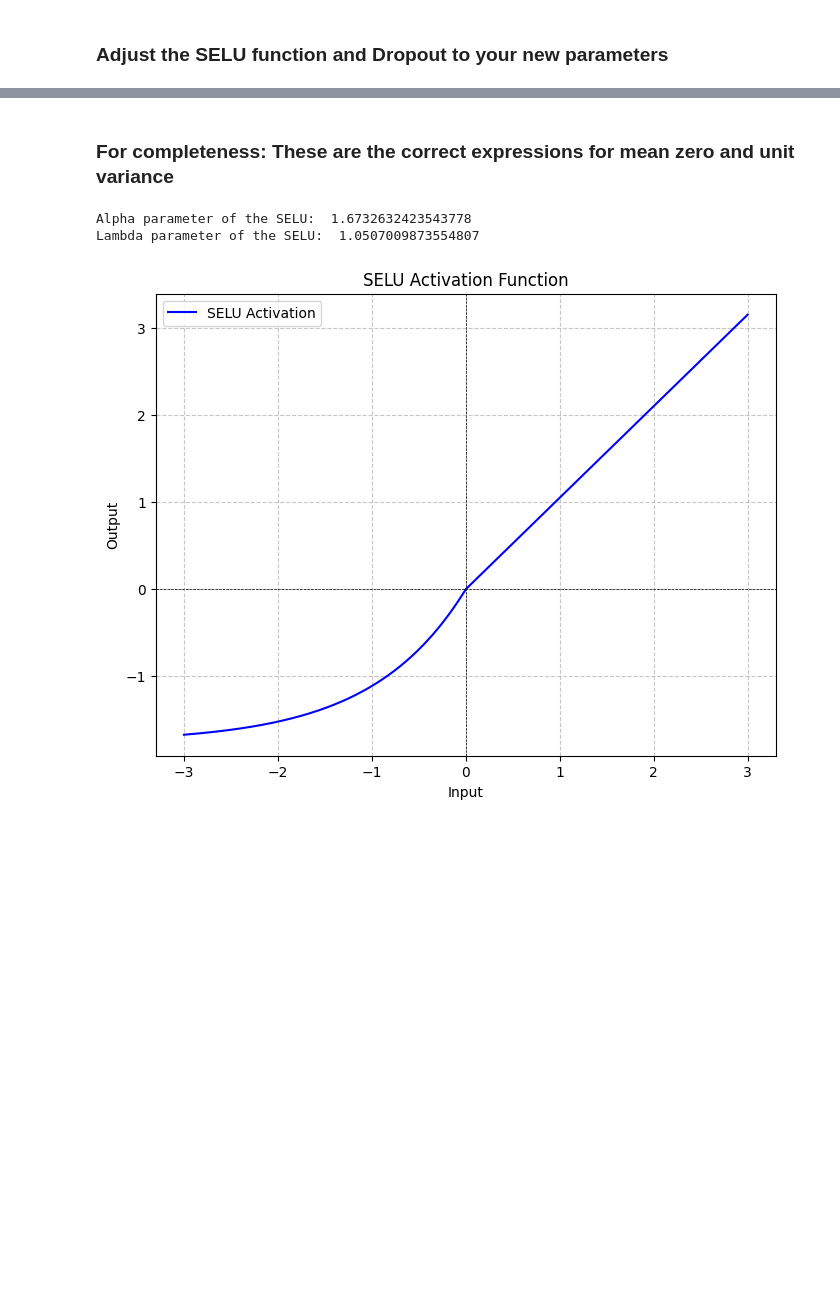
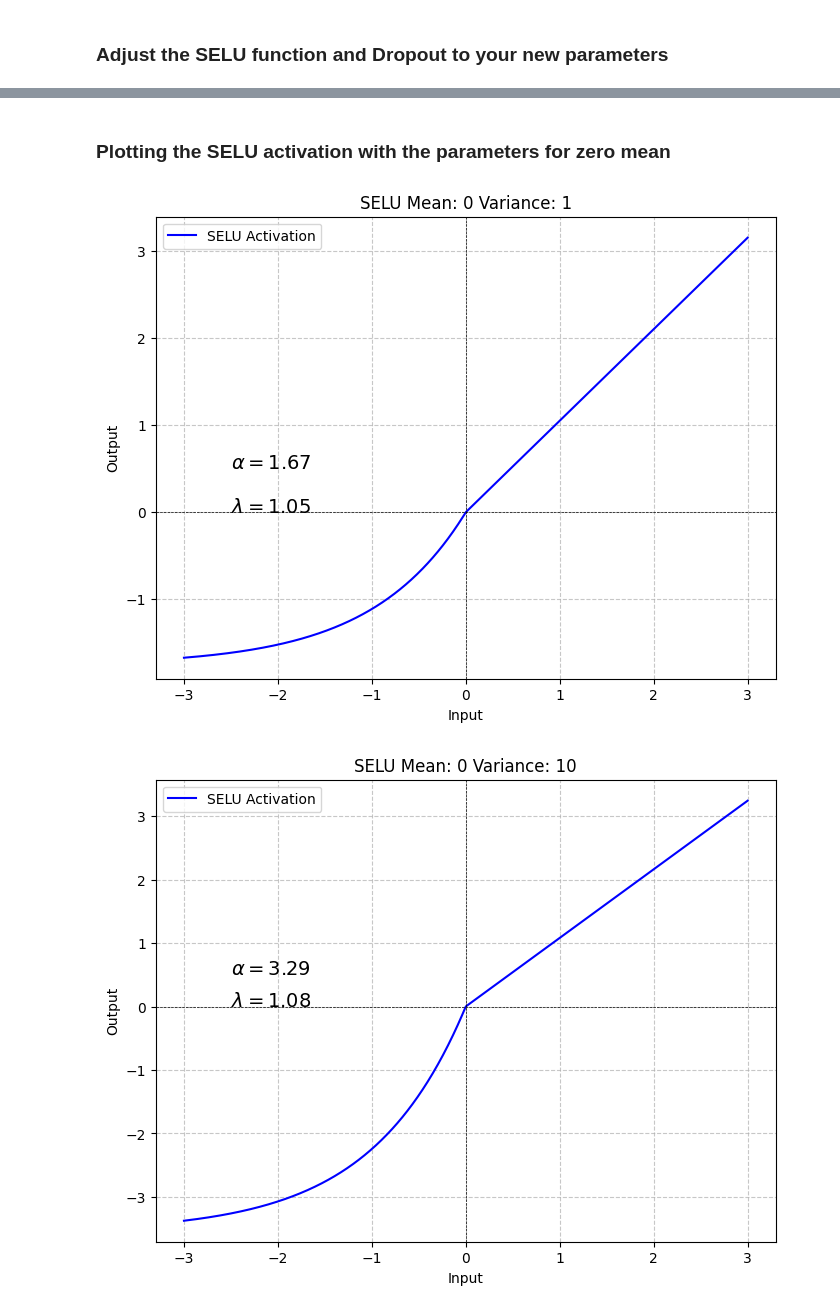
Before and after one commit to srivhash/Self-Normalising-Neural-Networks, a Jupyter notebook: getSELUparameters.ipynb, the cells around one changed output, grey strips where cells are left out. Saved outputs shown, nothing was run; the diff lists cells and outputs as text; code cells hidden in the pictures; blank space fills up the shorter version.

```diff
--- a/getSELUparameters.ipynb
+++ b/getSELUparameters.ipynb
@@ -210,2 +219,0 @@ Text(0.5, 1.0, 'Variance After dropout')
-# %% [markdown]
-### For completeness: These are the correct expressions for mean zero and unit variance
@@ -217,6 +220,2 @@ myLambda = (1-np.sqrt(np.exp(1))*erfc(1/np.sqrt(2)))  *  \
-# %%
-print("Alpha parameter of the SELU: ", myAlpha)
-print("Lambda parameter of the SELU: ", myLambda)
-# %% [output]
-Alpha parameter of the SELU:  1.6732632423543778
-Lambda parameter of the SELU:  1.0507009873554807
+# %% [markdown]
+### Plotting the SELU activation with the parameters for zero mean
@@ -223,27 +227,33 @@ Lambda parameter of the SELU:  1.0507009873554807
 # %%
-import numpy as np
-import matplotlib.pyplot as plt
+# helper function to plot the selu activation function
+def plot_selu(mean,var):
 
-def selu(x, alpha=1.67326, lambda_=1.0507):
-    """SELU activation function."""
-    return lambda_ * np.where(x > 0, x, alpha * (np.exp(x) - 1))
+    """Plot the SELU activation function."""
+    x = np.linspace(-3,3,1000)
+    y = selu(x,mean,var)
 
-# Generate x values
-x_values = np.linspace(-3, 3, 1000)
+    # Plot the SELU activation function
+    plt.figure(figsize=(8, 6))
+    plt.plot(x, y, label='SELU Activation', color='blue')
+    plt.title('SELU Mean: '+str(mean)+' Variance: '+str(var))
+    plt.xlabel('Input')
+    plt.ylabel('Output')
+    plt.axhline(0, color='black', linewidth=0.5, linestyle='--')
+    plt.axvline(0, color='black', linewidth=0.5, linestyle='--')
+    plt.grid(True, linestyle='--', alpha=0.7)
+    plt.legend()
 
-# Calculate corresponding y values using SELU
-y_values = selu(x_values)
+    # display alpha and lambda
+    alpha,lambda_=getSeluParameters(mean,var)
+    plt.text(-2.5, 0.5, r'$\alpha = %.2f$' % alpha, fontsize=14)
+    plt.text(-2.5, 0.0, r'$\lambda = %.2f$' % lambda_, fontsize=14)
 
-# Plot the SELU activation function
-plt.figure(figsize=(8, 6))
-plt.plot(x_values, y_values, label='SELU Activation', color='blue')
-plt.title('SELU Activation Function')
-plt.xlabel('Input')
-plt.ylabel('Output')
-plt.axhline(0, color='black', linewidth=0.5, linestyle='--')
-plt.axvline(0, color='black', linewidth=0.5, linestyle='--')
-plt.grid(True, linestyle='--', alpha=0.7)
-plt.legend()
-plt.show()
+    plt.show()
-# %% [output]
-[figure, removed]
+# %%
+# plot the selu activation for different mean/variance
+plot_selu(0,1)
+plot_selu(0,10)
+plot_selu(0,100)
+# %% [output]
+[figure, added]
+[figure, added]
```
Also changed, not shown: parts of 18 cells of this notebook, 11 other files.
